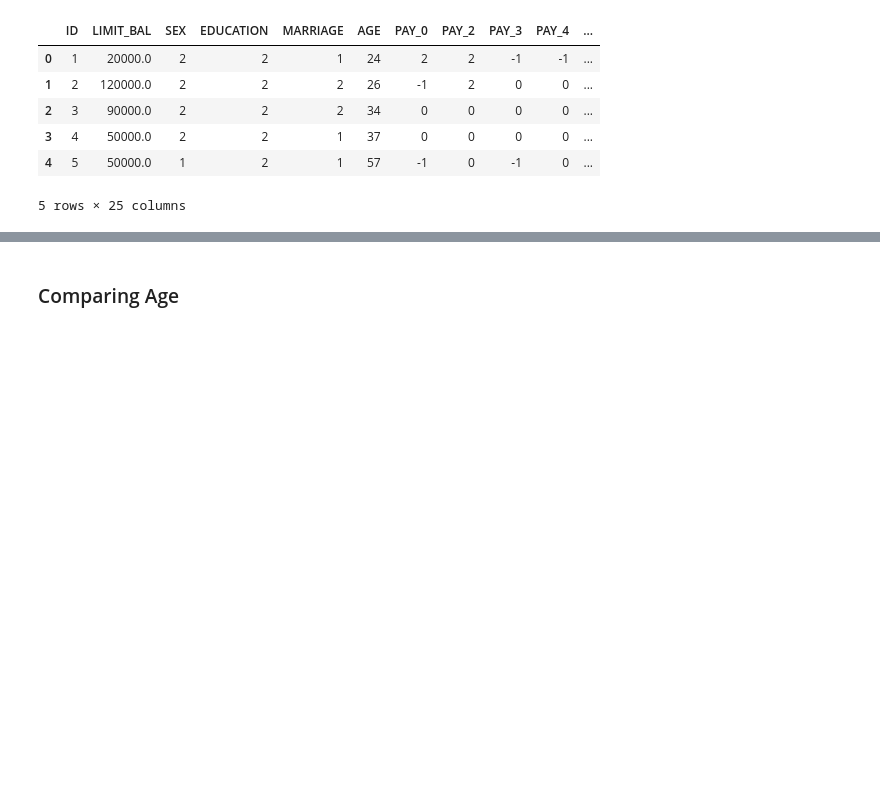
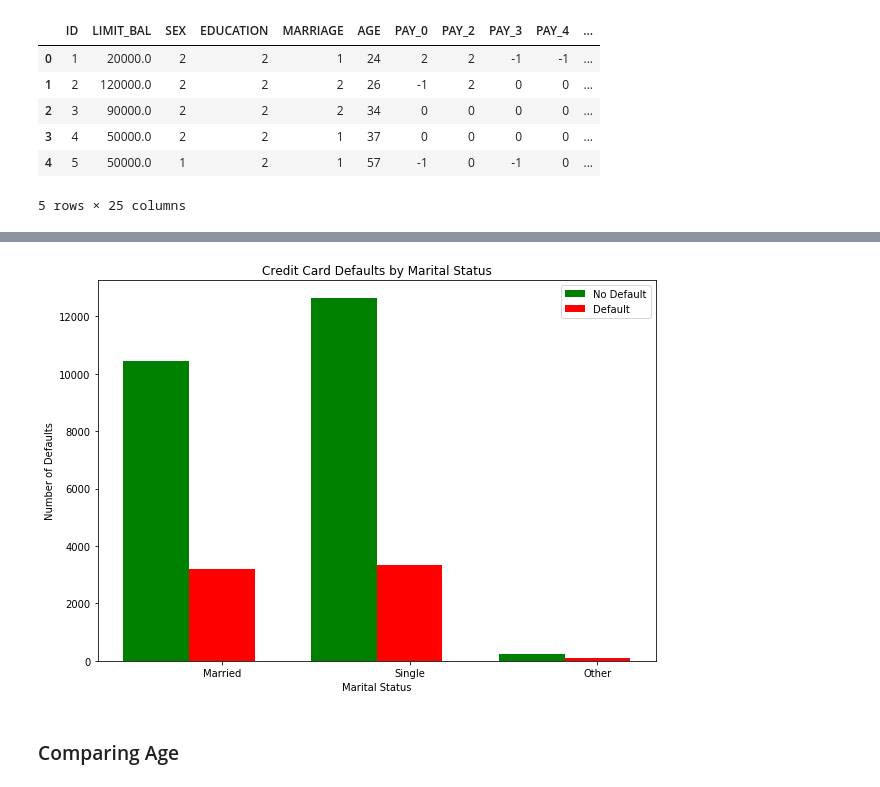
Before and after one commit to meqrothwell/Thinkful, a Jupyter notebook: 1 - cc_project.ipynb, the cells around one changed output, grey strips where cells are left out. Saved outputs shown, nothing was run; the diff lists cells and outputs as text; code cells hidden in the pictures; blank space fills up the shorter version.

```diff
--- a/1 - cc_project.ipynb
+++ b/1 - cc_project.ipynb
@@ -45,2 +66,24 @@ The ages of the subjects center around a mean of 35.5 years and median of 34. Th
+# %%
+plt.figure(figsize=(10, 7))
+
+n_groups = 3
+index = np.arange(n_groups)
+bar_width = 0.35
+no_default = (10453, 12623, 239)
+default = (3206, 3341, 84)
+
+plt.bar(index, no_default, bar_width, color='g', label='No Default')
+
+plt.bar(index + bar_width, default, bar_width, color='r', label='Default')
+
+plt.xlabel('Marital Status')
+plt.ylabel('Number of Defaults')
+plt.title('Credit Card Defaults by Marital Status')
+plt.xticks(index + bar_width, ('Married', 'Single', 'Other'))
+plt.legend()
+
+plt.show()
+# %% [output]
+[figure, added]
 # %% [markdown]
 ### Comparing Age
```
Also changed, not shown: parts of 30 cells of this notebook.
